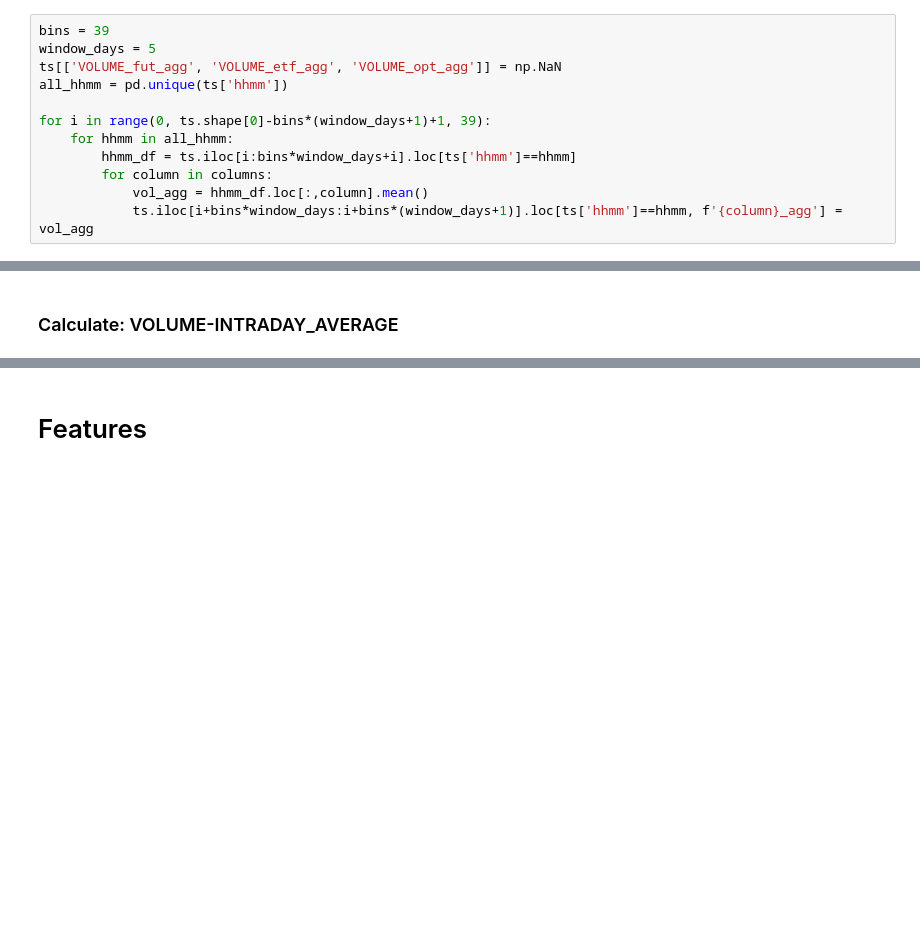
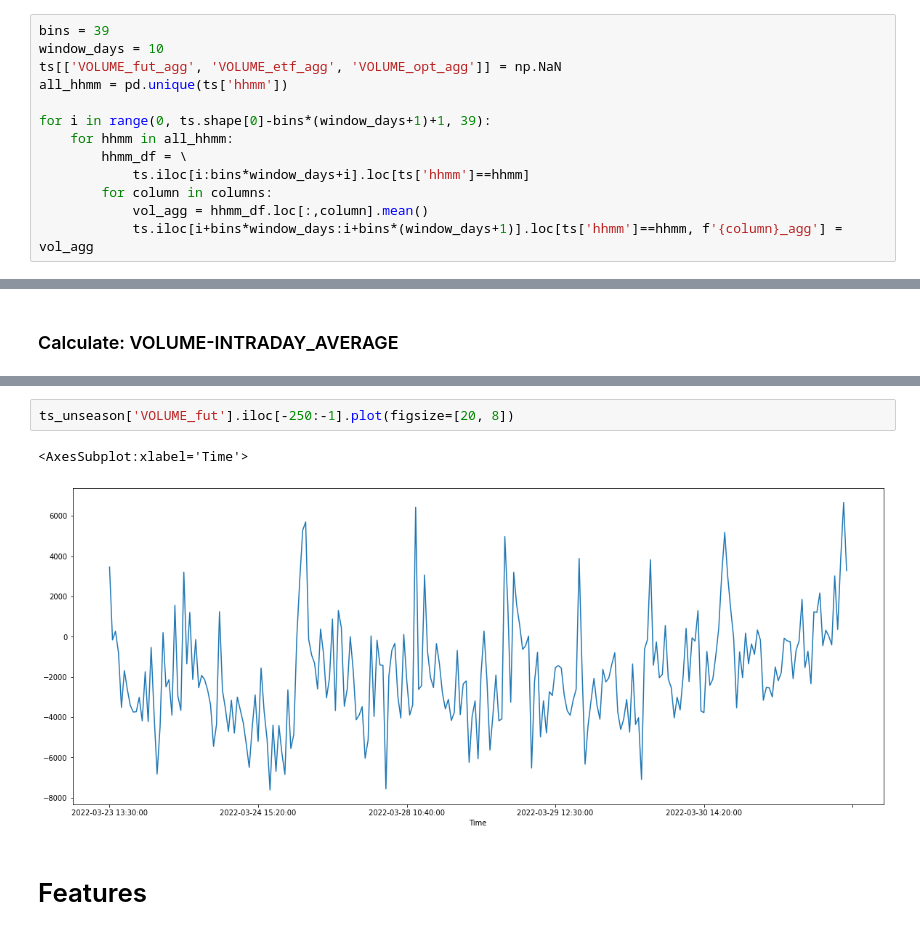
Before and after one commit to OlegTestov/VolumePrediction, a Jupyter notebook: notebooks/NQ_vol_prediction_AVG.ipynb, the cells around one changed output, grey strips where cells are left out. Cells and saved outputs as stored; diff of their text form; blank space fills up the shorter version.

```diff
--- a/notebooks/NQ_vol_prediction_AVG.ipynb
+++ b/notebooks/NQ_vol_prediction_AVG.ipynb
@@ -206,13 +273,14 @@ for column in columns:
 ### Intraday averaging
 # %%
 bins = 39
-window_days = 5
+window_days = 10
 ts[['VOLUME_fut_agg', 'VOLUME_etf_agg', 'VOLUME_opt_agg']] = np.NaN
 all_hhmm = pd.unique(ts['hhmm'])
 
 for i in range(0, ts.shape[0]-bins*(window_days+1)+1, 39):
     for hhmm in all_hhmm:
-        hhmm_df = ts.iloc[i:bins*window_days+i].loc[ts['hhmm']==hhmm]
+        hhmm_df = \
+            ts.iloc[i:bins*window_days+i].loc[ts['hhmm']==hhmm]
         for column in columns:
             vol_agg = hhmm_df.loc[:,column].mean()
             ts.iloc[i+bins*window_days:i+bins*(window_days+1)].loc[ts['hhmm']==hhmm, f'{column}_agg'] = vol_agg
@@ -239,3 +331,8 @@ ts_unseason
+# %%
+ts_unseason['VOLUME_fut'].iloc[-250:-1].plot(figsize=[20, 8])
+# %% [output]
+<AxesSubplot:xlabel='Time'>
+[figure, added]
 # %% [markdown]
 # Features
 # %% [markdown]
```
Also changed, not shown: parts of 29 cells of this notebook.
